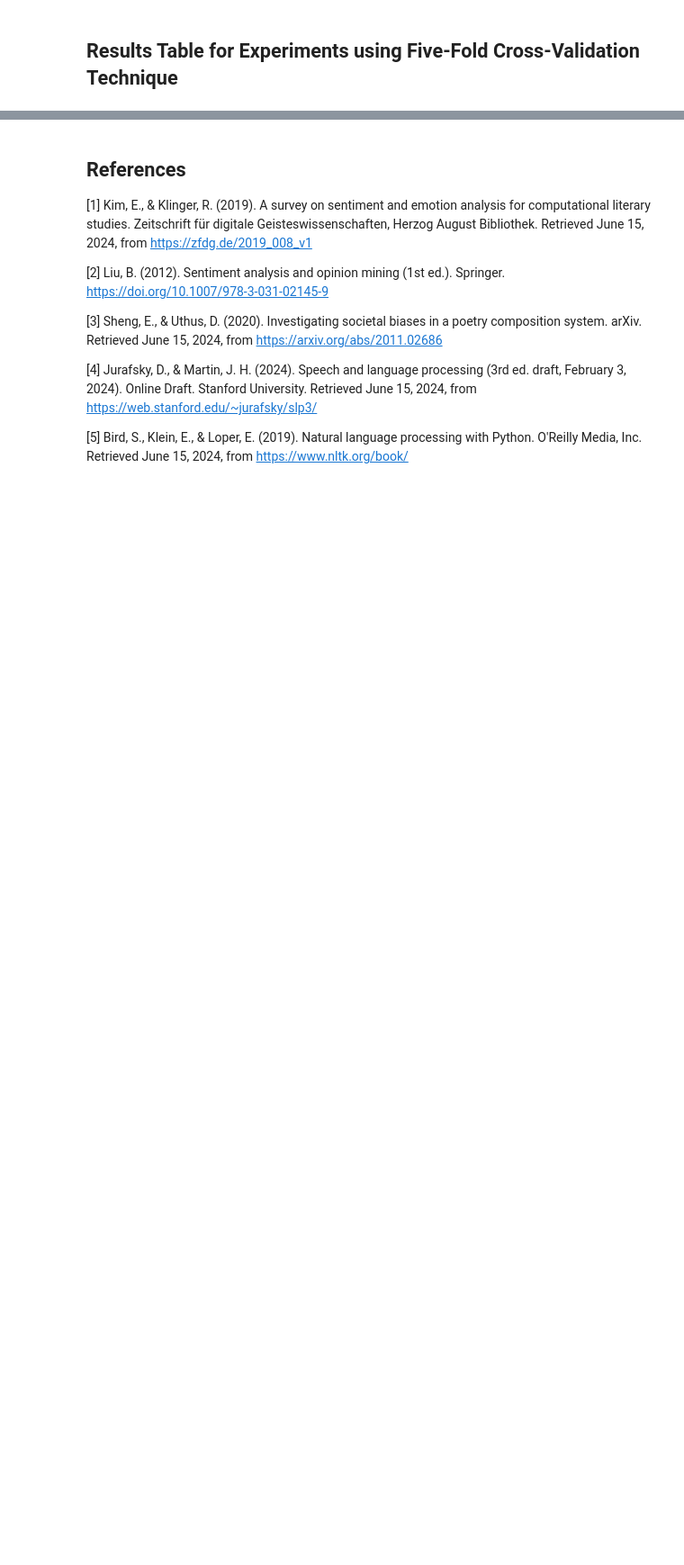
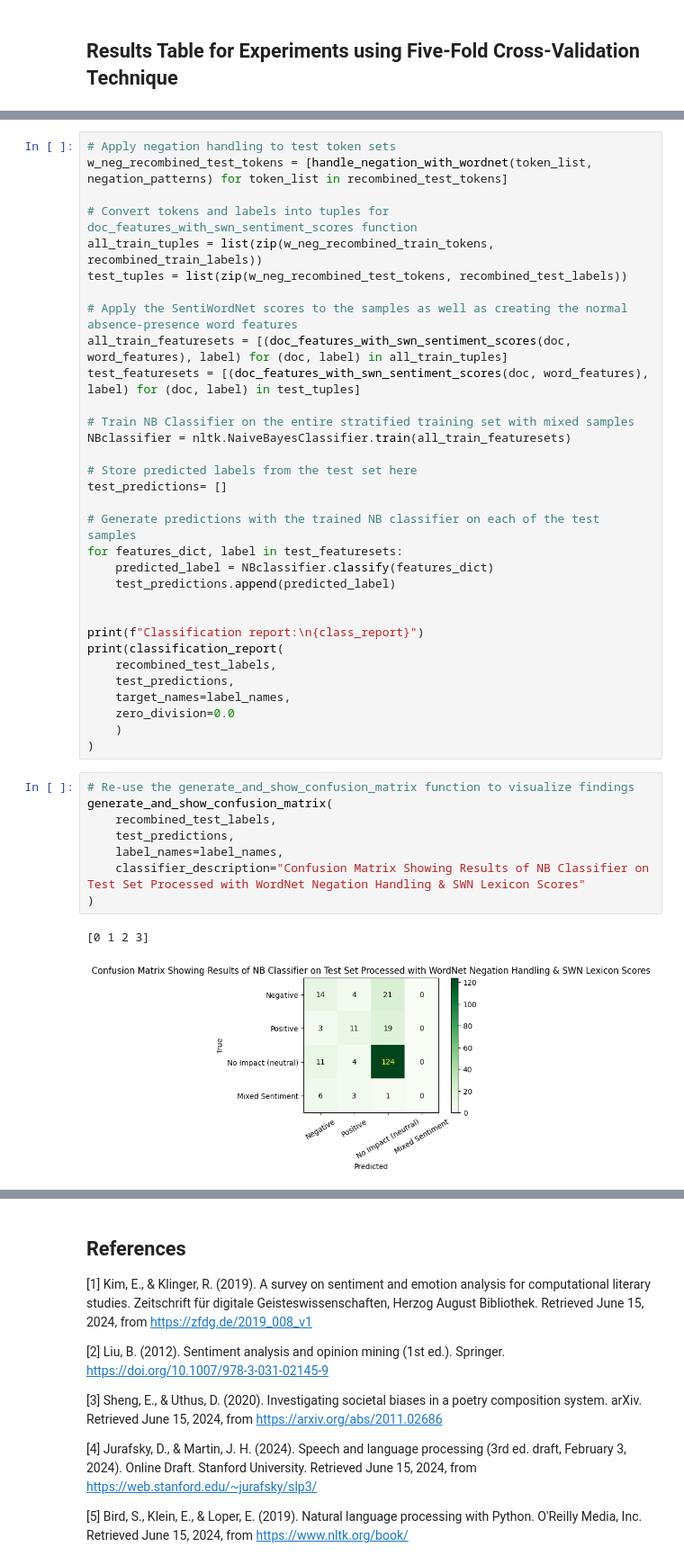
Before and after one commit to nyx500/NLP_Project_on_Poem_Sentiment_Analysis, a Jupyter notebook: NLP_Coursework_Poem_Sentiment_Classification.ipynb, the cells around one changed output, grey strips where cells are left out. Shown at 90% size. Drawn from its saved outputs; the diff is of its cells as text; blank space fills up the shorter version.

```diff
--- a/NLP_Coursework_Poem_Sentiment_Classification.ipynb
+++ b/NLP_Coursework_Poem_Sentiment_Classification.ipynb
@@ -2669,0 +2726,43 @@ Number of word features: 1200 --- Macro-Avg F1 standard deviation: 0.01889167052
+# %%
+# Apply negation handling to test token sets
+w_neg_recombined_test_tokens = [handle_negation_with_wordnet(token_list, negation_patterns) for token_list in recombined_test_tokens]
+
+# Convert tokens and labels into tuples for doc_features_with_swn_sentiment_scores function
+all_train_tuples = list(zip(w_neg_recombined_train_tokens, recombined_train_labels))
+test_tuples = list(zip(w_neg_recombined_test_tokens, recombined_test_labels))
+
+# Apply the SentiWordNet scores to the samples as well as creating the normal absence-presence word features
+all_train_featuresets = [(doc_features_with_swn_sentiment_scores(doc, word_features), label) for (doc, label) in all_train_tuples]
+test_featuresets = [(doc_features_with_swn_sentiment_scores(doc, word_features), label) for (doc, label) in test_tuples]
+
+# Train NB Classifier on the entire stratified training set with mixed samples
+NBclassifier = nltk.NaiveBayesClassifier.train(all_train_featuresets)
+
+# Store predicted labels from the test set here
+test_predictions= []
+
+# Generate predictions with the trained NB classifier on each of the test samples
+for features_dict, label in test_featuresets:
+    predicted_label = NBclassifier.classify(features_dict)
+    test_predictions.append(predicted_label)
+
+
+print(f"Classification report:\n{class_report}")
+print(classification_report(
+    recombined_test_labels,
+    test_predictions,
+    target_names=label_names,
+    zero_division=0.0
+    )
+)
+# %%
+# Re-use the generate_and_show_confusion_matrix function to visualize findings
+generate_and_show_confusion_matrix(
+    recombined_test_labels,
+    test_predictions,
+    label_names=label_names,
+    classifier_description="Confusion Matrix Showing Results of NB Classifier on Test Set Processed with WordNet Negation Handling & SWN Lexicon Scores"
+)
+# %% [output]
+[0 1 2 3]
+[figure, added]
```
Also changed, not shown: parts of 8 cells of this notebook.
